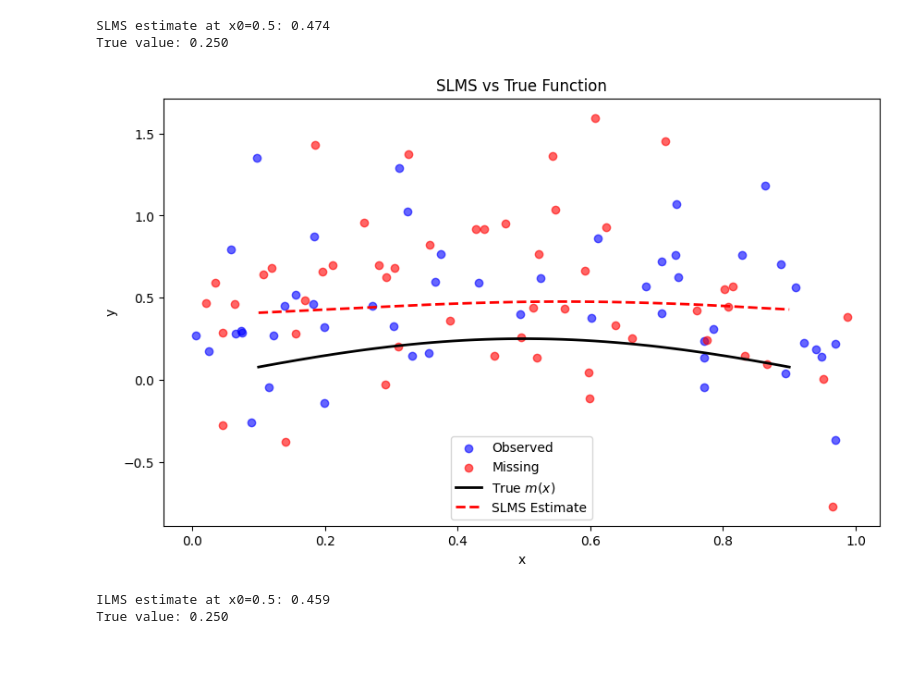
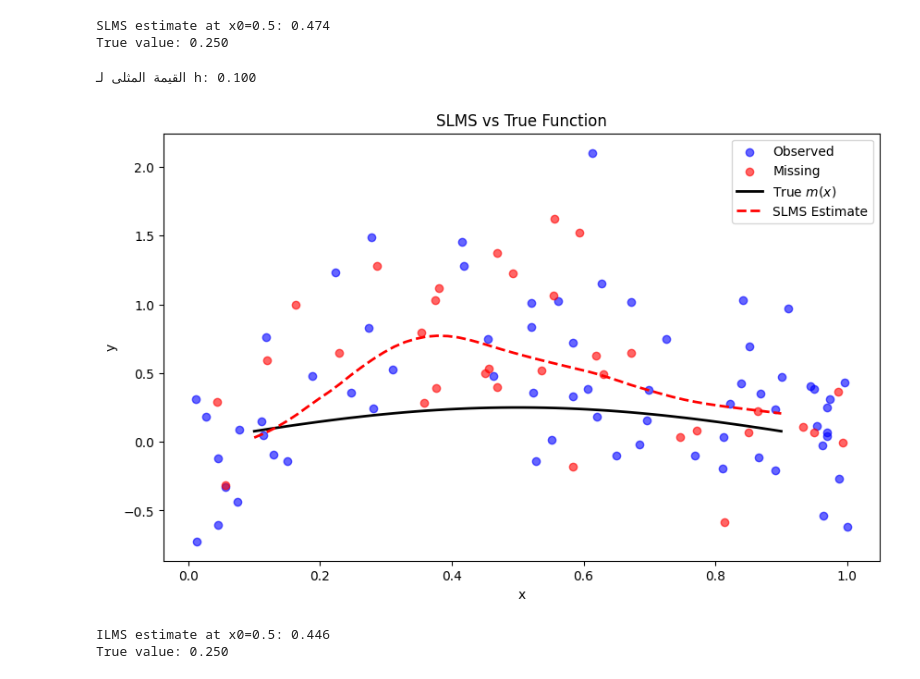
Before and after one commit to Affane21/Robust-nonparametric-estimation-of-regression-for-missing-data, a Jupyter notebook: notebooks/full_simulation.ipynb, the cells around one changed output. Saved outputs shown, nothing was run; the diff lists cells and outputs as text; code cells hidden in the pictures.

Commit message:
add data-driven (robust cross-validation)

```diff
--- a/notebooks/full_simulation.ipynb
+++ b/notebooks/full_simulation.ipynb
@@ -179,33 +181,81 @@ SLMS estimate at x0=0.5: 0.474
 True value: 0.250
 # %%
 import matplotlib.pyplot as plt
+import numpy as np
+from scipy.stats import median_abs_deviation
 x_grid = np.linspace(0.1, 0.9, 50)
+h_grid = np.arange(0.1,1.0,0.05)
+x0 = 0.5
+x,y=data_sim()
+delta = missing_mechanism(x=x)
+optimal_h,rcv_vals = select_bandwidth(
+    x=x,
+    y=y,
+    delta=delta,
+    h_grid=h_grid,
+    psi=huber_psi,
+    kernel=gaussian_kernel,
+    scale_estimator=lambda y: median_abs_deviation(y,nan_policy='omit')
+)
+print(f"القيمة المثلى لـ h: {optimal_h:.3f}")
+
 m_estimates = []
 
 for x0 in x_grid:
-    m_hat = slms_estimator(x, y, delta, x0, h=0.3, psi=huber_psi, kernel=gaussian_kernel)
+    m_hat = slms_estimator(x, y, delta, x0, h=optimal_h, psi=huber_psi, kernel=gaussian_kernel)
     m_estimates.append(m_hat)
 
 # الرسم
 plt.figure(figsize=(10, 6))
 plt.scatter(x[delta==1], y[delta==1], label='Observed', alpha=0.6, color='blue')
 plt.scatter(x[delta==0], y[delta==0], label='Missing', alpha=0.6, color='red')
 plt.plot(x_grid, 0.25 * np.sin(np.pi * x_grid), 'k-', label='True $m(x)$', lw=2)
 plt.plot(x_grid, m_estimates, 'r--', label='SLMS Estimate', lw=2)
 plt.xlabel('x')
 plt.ylabel('y')
 plt.title('SLMS vs True Function')
 plt.legend()
 plt.show()
 # %% [output]
+القيمة المثلى لـ h: 0.100
-[figure, old version]
+[figure, new version]
 # %%
 from ilms import ilms_estimator
 from kernels import gaussian_kernel,epanechnikov_kernel
 
 x0 = 0.5
 h_slms = 0.3
-gamma = 0.25
+optimal_h, _ = select_bandwidth(
+    x=x,
+    y=y,
+    delta=delta,
+    h_grid=np.arange(0.1, 1.0, 0.1),
+    psi=huber_psi,
+    kernel=gaussian_kernel,
+    scale_estimator=median_abs_deviation
+)
+
+y_imputed = y.copy()
+for i in range(len(x)):
+    if delta[i] == 0:
+        y_imputed[i] = slms_estimator(
+            x=x,
+            y=y,
+            delta=delta,
+            x0=x[i],
+            h=optimal_h,
+            psi=huber_psi,
+            kernel=gaussian_kernel
+        )
+optimal_gamma, _ = select_bandwidth(
+    x=x,
+    y=y_imputed,
+    delta=np.ones(len(x)),
+    h_grid=np.arange(0.05, 0.99, 0.05),
+    psi=huber_psi,
+    kernel=gaussian_kernel,
+    scale_estimator=median_abs_deviation
+)
 
 m_hat_ilms = ilms_estimator(
     x=x,
@@ -213,7 +263,7 @@ m_hat_ilms = ilms_estimator(
     delta=delta,
     x0=x0,
     h=h_slms,
-    gamma=gamma,
+    gamma=optimal_gamma,
     psi=huber_psi,
     kernel=gaussian_kernel,
     imputation_kernel=gaussian_kernel
@@ -222,7 +272,7 @@ m_hat_ilms = ilms_estimator(
 print(f"ILMS estimate at x0={x0}: {m_hat_ilms:.3f}")
 print(f"True value: {0.25 * np.sin(np.pi * x0):.3f}")
 # %% [output]
-ILMS estimate at x0=0.5: 0.459
+ILMS estimate at x0=0.5: 0.446
 True value: 0.250
 # %%
 x_grid = np.linspace(0.1,0.9,50)
```
Also changed, not shown: parts of 8 cells of this notebook, 2 other files.
